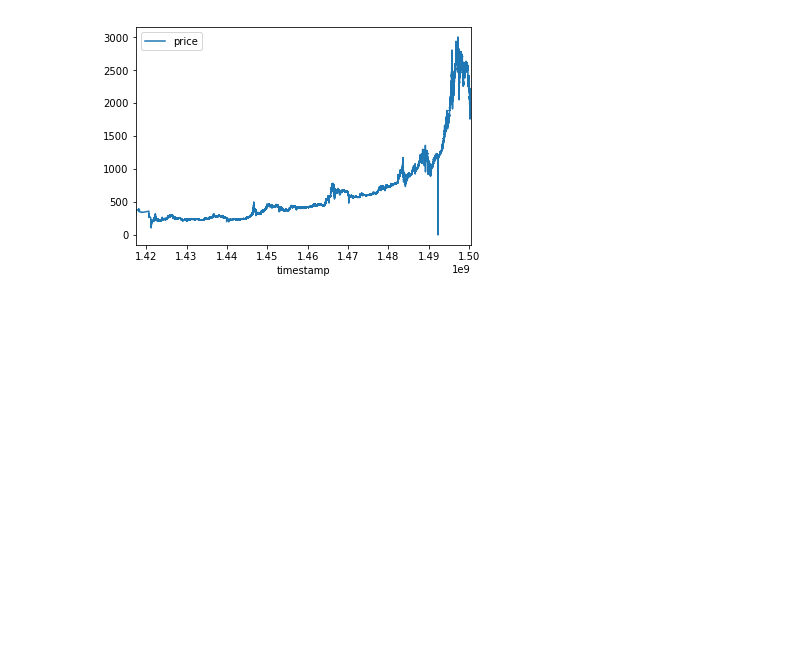
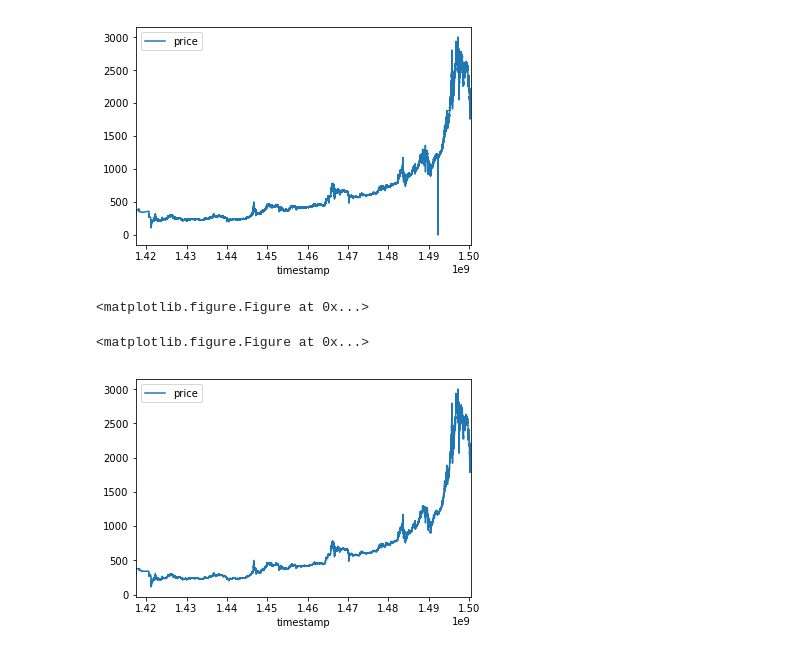
Before and after one commit to agiantwhale/btcreinforce, a Jupyter notebook: Btc reinforce.ipynb, the cells around one changed output. Drawn from its saved outputs; the diff is of its cells as text; code cells hidden in the pictures; blank space fills up the shorter version.

```diff
--- a/Btc reinforce.ipynb
+++ b/Btc reinforce.ipynb
@@ -90,6 +84,17 @@ for x in btc_np[1:]:
         current_timestamp += TIMESTEP
 
     current_price = x[1]
+# %%
+fixed_btc_data_df = pd.DataFrame(data = fixed_btc_data, columns = ["timestamp", "price"])
+# %%
+plt.clf()
+plt.figure()
+fixed_btc_data_df.plot(x = "timestamp", y = "price")
+plt.show()
+# %% [output]
+<matplotlib.figure.Figure at 0x...>
+<matplotlib.figure.Figure at 0x...>
+[figure, added]
 # %%
 class BTCAgent(object):
     """
```
Also changed, not shown: parts of 4 cells of this notebook.
